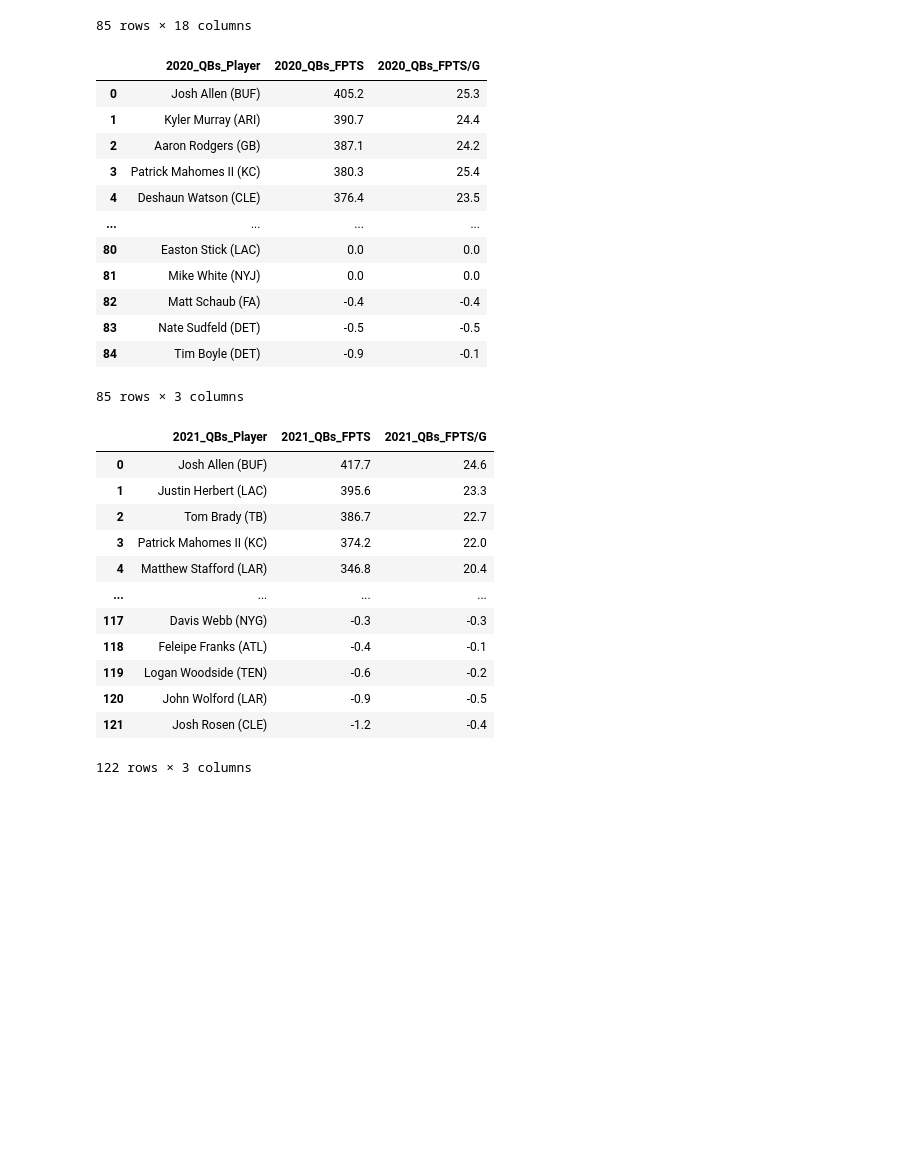
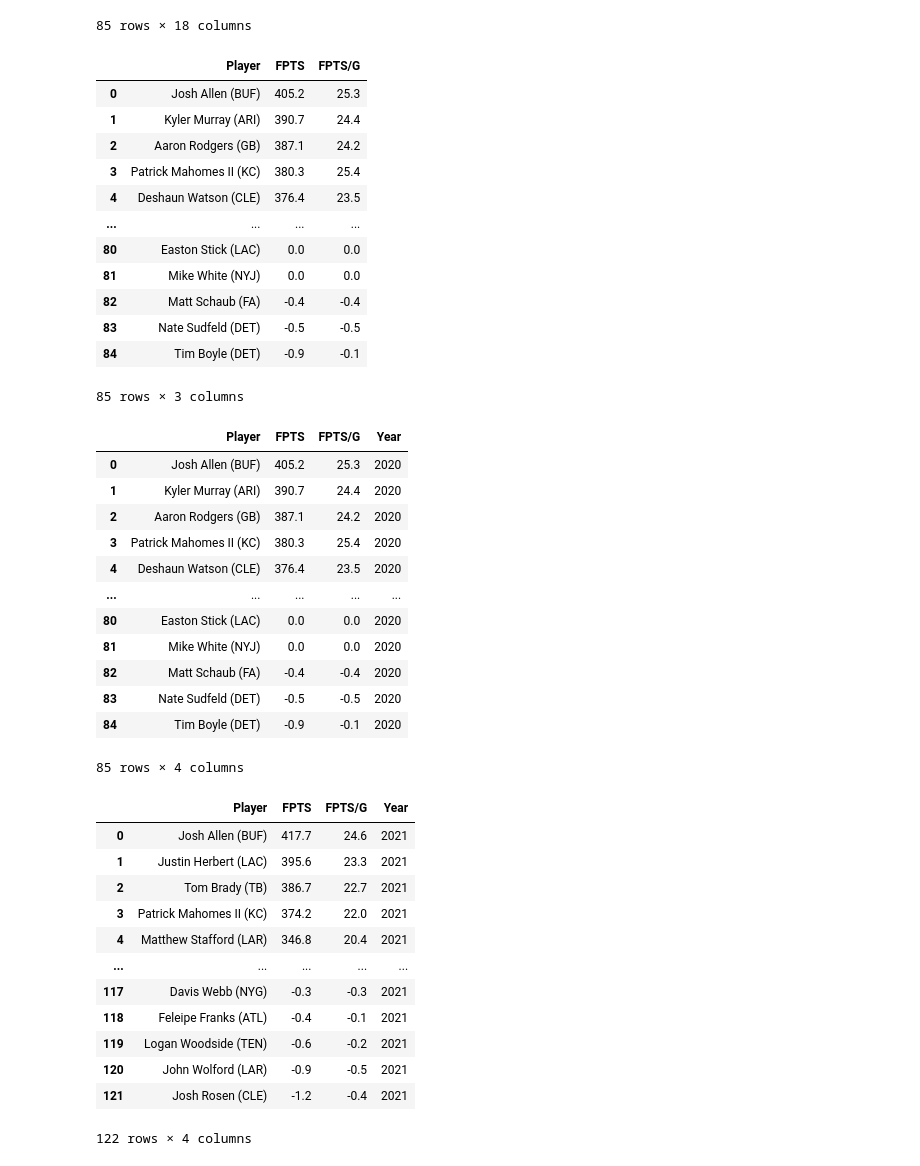
Before and after one commit to Schaakattack/Sure_Bet, a Jupyter notebook: qb_data2.ipynb, the cells around one changed output. Cells and saved outputs as stored; diff of their text form; code cells hidden in the pictures; blank space fills up the shorter version.

```diff
--- a/qb_data2.ipynb
+++ b/qb_data2.ipynb
@@ -42,13 +46,13 @@ qb_data_2020 = qb_data_2020[["Player" , "FPTS", "FPTS/G"]].dropna()
 qb_data_2021 = qb_data_2021[["Player" , "FPTS", "FPTS/G"]].dropna()
 # %%
 #Add years and QB's to the table names using add_prefix function
-qb_data_2020 = qb_data_2020.add_prefix("2020_QBs_")
-qb_data_2021 = qb_data_2021.add_prefix("2021_QBs_")
+#qb_data_2020 = qb_data_2020.add_prefix("2020_QBs_")
+#qb_data_2021 = qb_data_2021.add_prefix("2021_QBs_")
 # %%
 #Display data
 qb_data_2020
 # %% [output]
-|  | 2020_QBs_Player | 2020_QBs_FPTS | 2020_QBs_FPTS/G |
+|  | Player | FPTS | FPTS/G |
 | 0 | Josh Allen (BUF) | 405.2 | 25.3 |
 | 1 | Kyler Murray (ARI) | 390.7 | 24.4 |
 | 2 | Aaron Rodgers (GB) | 387.1 | 24.2 |
@@ -62,19 +66,42 @@ qb_data_2020
 | 84 | Tim Boyle (DET) | -0.9 | -0.1 |
 85 rows × 3 columns
 # %%
-#Dispaly data
-qb_data_2021
+#Get column data for Player, Fantasy Points, and Fantasay points a game. dropna.
+qb_data_2020 = qb_data_2020[["Player", "FPTS", "FPTS/G",]].dropna()
+qb_data_2021 = qb_data_2021[["Player", "FPTS", "FPTS/G",]].dropna()
+
+qb_data_2020["Year"] = 2020
+qb_data_2021["Year"] = 2021
+
+#Display
+display(qb_data_2020)
+
+#Display
+display(qb_data_2021)
 # %% [output]
-|  | 2021_QBs_Player | 2021_QBs_FPTS | 2021_QBs_FPTS/G |
-| 0 | Josh Allen (BUF) | 417.7 | 24.6 |
-| 1 | Justin Herbert (LAC) | 395.6 | 23.3 |
-| 2 | Tom Brady (TB) | 386.7 | 22.7 |
-| 3 | Patrick Mahomes II (KC) | 374.2 | 22.0 |
-| 4 | Matthew Stafford (LAR) | 346.8 | 20.4 |
-| ... | ... | ... | ... |
-| 117 | Davis Webb (NYG) | -0.3 | -0.3 |
-| 118 | Feleipe Franks (ATL) | -0.4 | -0.1 |
-| 119 | Logan Woodside (TEN) | -0.6 | -0.2 |
-| 120 | John Wolford (LAR) | -0.9 | -0.5 |
-| 121 | Josh Rosen (CLE) | -1.2 | -0.4 |
+|  | Player | FPTS | FPTS/G | Year |
+| 0 | Josh Allen (BUF) | 405.2 | 25.3 | 2020 |
+| 1 | Kyler Murray (ARI) | 390.7 | 24.4 | 2020 |
+| 2 | Aaron Rodgers (GB) | 387.1 | 24.2 | 2020 |
+| 3 | Patrick Mahomes II (KC) | 380.3 | 25.4 | 2020 |
+| 4 | Deshaun Watson (CLE) | 376.4 | 23.5 | 2020 |
+| ... | ... | ... | ... | ... |
+| 80 | Easton Stick (LAC) | 0.0 | 0.0 | 2020 |
+| 81 | Mike White (NYJ) | 0.0 | 0.0 | 2020 |
+| 82 | Matt Schaub (FA) | -0.4 | -0.4 | 2020 |
+| 83 | Nate Sudfeld (DET) | -0.5 | -0.5 | 2020 |
+| 84 | Tim Boyle (DET) | -0.9 | -0.1 | 2020 |
-122 rows × 3 columns
+85 rows × 4 columns
+|  | Player | FPTS | FPTS/G | Year |
+| 0 | Josh Allen (BUF) | 417.7 | 24.6 | 2021 |
+| 1 | Justin Herbert (LAC) | 395.6 | 23.3 | 2021 |
+| 2 | Tom Brady (TB) | 386.7 | 22.7 | 2021 |
+| 3 | Patrick Mahomes II (KC) | 374.2 | 22.0 | 2021 |
+| 4 | Matthew Stafford (LAR) | 346.8 | 20.4 | 2021 |
+| ... | ... | ... | ... | ... |
+| 117 | Davis Webb (NYG) | -0.3 | -0.3 | 2021 |
+| 118 | Feleipe Franks (ATL) | -0.4 | -0.1 | 2021 |
+| 119 | Logan Woodside (TEN) | -0.6 | -0.2 | 2021 |
+| 120 | John Wolford (LAR) | -0.9 | -0.5 | 2021 |
+| 121 | Josh Rosen (CLE) | -1.2 | -0.4 | 2021 |
+122 rows × 4 columns
```
Also changed, not shown: parts of 14 cells of this notebook.
